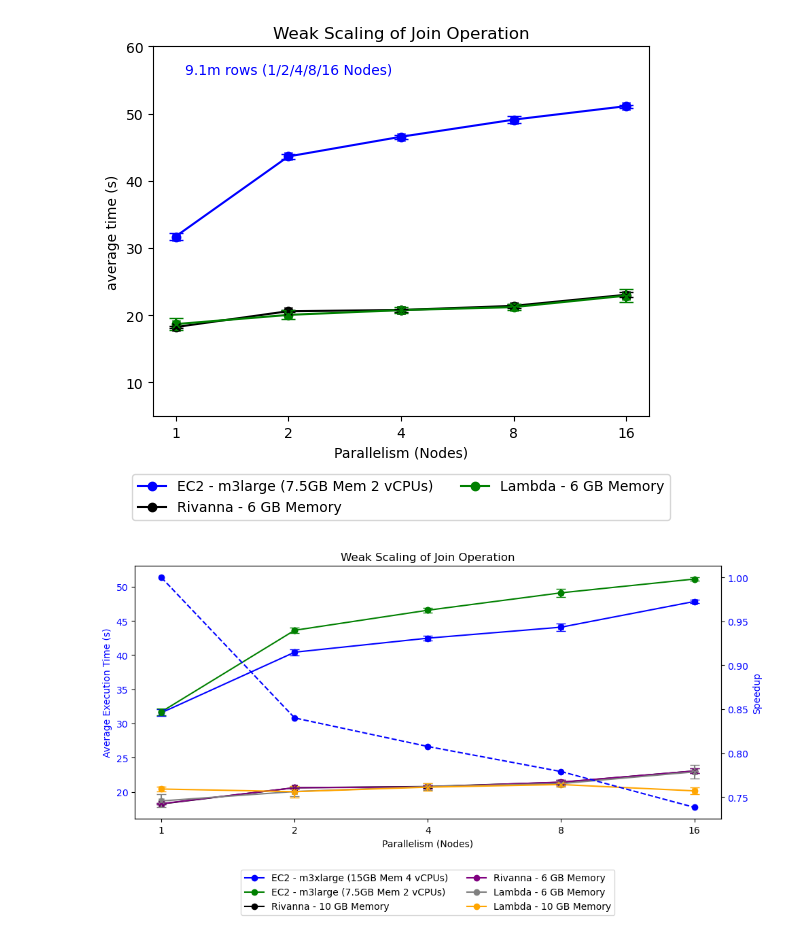
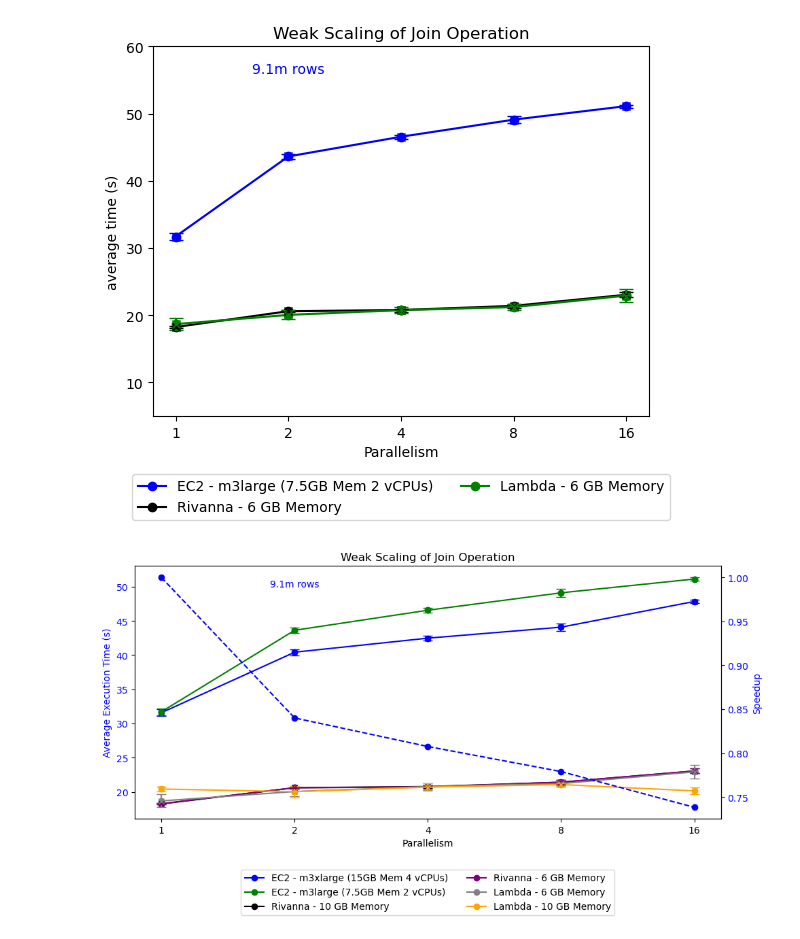
Before and after one commit to mstaylor/cylon, a Jupyter notebook: target/aws/scripts/notebooks/Join_Weak_Scaling_quals.ipynb, the cells around one changed output. Saved outputs shown, nothing was run; the diff lists cells and outputs as text; code cells hidden in the pictures.

```diff
--- a/target/aws/scripts/notebooks/Join_Weak_Scaling_quals.ipynb
+++ b/target/aws/scripts/notebooks/Join_Weak_Scaling_quals.ipynb
@@ -67,36 +67,36 @@ lambda_6GB_err = [0.9371924984, 0.6816772169, 0.488337019, 0.429582007, 0.970985
 # Create a line chart
 plt.plot(world_size, m3large, marker='o', color='b', label='EC2 - m3large (7.5GB Mem 2 vCPUs)')
 #plt.plot(world_size, fargate_16_28, marker='o', color='r', label='Fargate - 4 CPU/26 GB Memory')
 plt.plot(world_size, rivanna_10GB, marker='o', color='black', label='Rivanna - 6 GB Memory')
 plt.plot(world_size, lambda_6GB, marker='o', color='g', label='Lambda - 6 GB Memory')
 
 
 plt.errorbar(world_size, m3large, yerr=m3large_err, fmt='x', color='b', ecolor='b', capsize=5)
 #plt.errorbar(world_size, fargate_16_28, yerr=fargate_16_28_err, fmt='x', color='r', ecolor='r', capsize=5)
 plt.errorbar(world_size, rivanna_10GB, yerr=rivanna_10GB_err, fmt='x', color='black', ecolor='black', capsize=5)
 plt.errorbar(world_size, lambda_6GB, yerr=lambda_6GB_err, fmt='x', color='g', ecolor='g', capsize=5)
 
-custom_text = "9.1m rows (1/2/4/8/16 Nodes)"
+custom_text = "9.1m rows"
 plt.text(1, 56, custom_text, fontsize=10, color='blue', ha='center')
 
 plt.ylim(5, 60)
 
 plt.xticks(world_size)
 
 # Add labels and title
-plt.xlabel('Parallelism (Nodes)')
+plt.xlabel('Parallelism')
 plt.ylabel('average time (s)')
 plt.title('Weak Scaling of Join Operation')
 
 # Add a legend
 plt.legend(loc="lower center", bbox_to_anchor=(0.5, -0.3), ncol=2)
 
 plt.savefig('join-w-scaling.svg', format='svg')
 
 # Display the chart
 plt.show()
 # %% [output]
-[figure, old version]
+[figure, new version]
 # %%
 import matplotlib.pyplot as plt
 import numpy as np
@@ -167,7 +167,7 @@ ax1.errorbar(world_size, lambda_10GB, yerr=lambda_10GB_err, fmt='x', color='oran
 
 
 # Customize primary y-axis
-ax1.set_xlabel('Parallelism (Nodes)')
+ax1.set_xlabel('Parallelism')
 ax1.set_ylabel('Average Execution Time (s)', color='blue')
 ax1.tick_params(axis='y', labelcolor='blue')
 ax1.set_title('Weak Scaling of Join Operation')
@@ -178,6 +178,10 @@ ax2.plot(world_size, speedup, 'o--', color='blue', label='Speedup (Avg)')
 ax2.set_ylabel('Speedup', color='blue')
 ax2.tick_params(axis='y', labelcolor='blue')
 
+
+custom_text = "9.1m rows"
+ax1.text(1, 50, custom_text, fontsize=10, color='blue', ha='center')
+
 # Add legends
 ax1.legend(loc="lower center", bbox_to_anchor=(0.5, -0.4), ncol=2)
 #ax1.legend(loc="upper left")
@@ -188,7 +192,7 @@ plt.tight_layout()
 plt.savefig('join-s-scaling-speedup.svg', format='svg')
 plt.show()
 # %% [output]
-[figure, old version]
+[figure, new version]
 # %%
 import matplotlib.pyplot as plt
 import numpy as np
```
Also changed, not shown: parts of 6 cells of this notebook, 2 other files.
